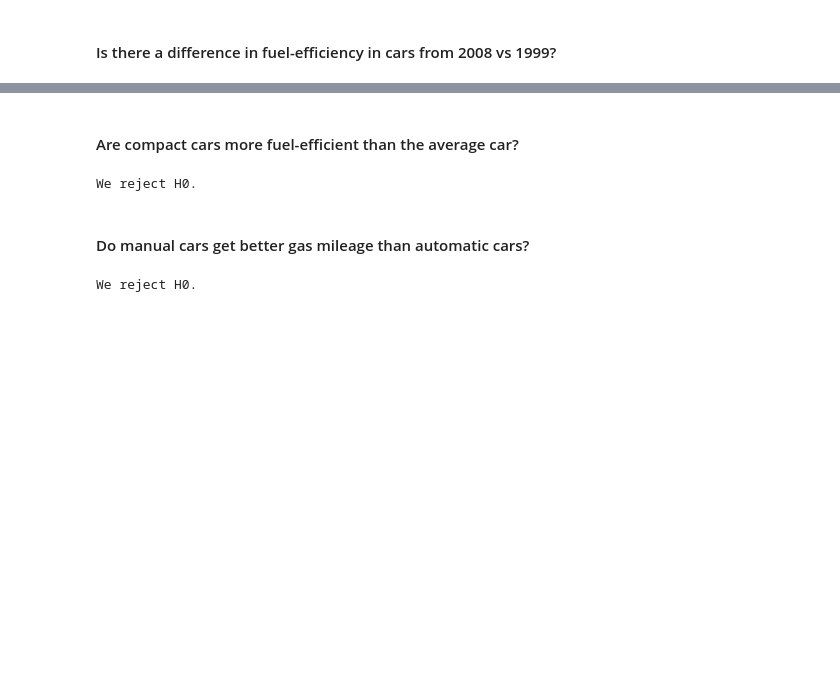
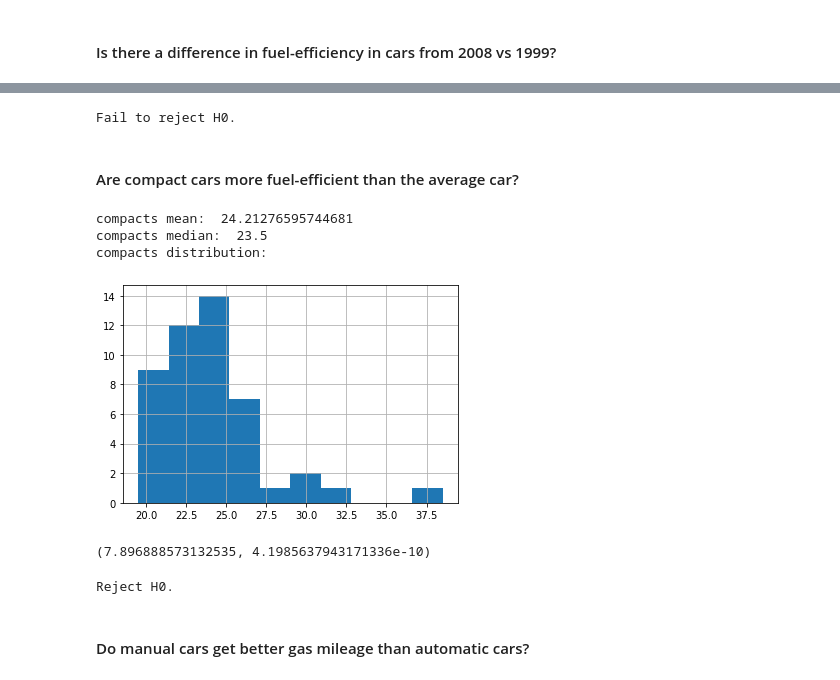
Before and after one commit to bensmith07/statistics-exercises, a Jupyter notebook: hypothesis_testing.ipynb, the cells around one changed output, grey strips where cells are left out. Cells and saved outputs as stored; diff of their text form; code cells hidden in the pictures; blank space fills up the shorter version.

```diff
--- a/hypothesis_testing.ipynb
+++ b/hypothesis_testing.ipynb
@@ -92,2 +135,12 @@ We fail to reject H0.
+# %%
+# evaluate
+
+# 2 tailed evaluation:
+if p < α:
+    print('Reject H0.')
+else:
+    print('Fail to reject H0.')
+# %% [output]
+Fail to reject H0.
 # %% [markdown]
 #### Are compact cars more fuel-efficient than the average car?
@@ -104,16 +160,37 @@ t, p = stats.ttest_1samp(compacts.avg_mpg, μ)
-# %%
-# H0: There is no difference between the mean avg_mpg for compact cars
-#     and the mean avg_mpg for all cars in the dataset
-
-# H1: The mean avg_mpg for compact cars is higher than the
-      #mean avg_mpg for all cars in the dataset
-
-# 1 tailed, greater than
-if p/2 < α and t > 0 :
-    print('We reject H0.')
-else:
-    print('We fail to reject H0.')
-# %% [output]
-We reject H0.
+# %%
+# establish assumptions
+
+# approximates a normal distribution - yes (see below)
+
+print('\ncompacts mean: ', compacts.avg_mpg.mean())
+print('compacts median: ', compacts.avg_mpg.median())
+print('compacts distribution:')
+compacts.avg_mpg.hist()
+plt.show()
+# %% [output]
+compacts mean:  24.21276595744681
+compacts median:  23.5
+compacts distribution:
+[figure, added]
+# %%
+# conduct the test
+
+# T-test
+α = .05
+t, p = stats.ttest_1samp(compacts.avg_mpg, μ_pop)
+
+t, p
+# %% [output]
+(7.896888573132535, 4.1985637943171336e-10)
+# %%
+#evaluate
+
+# 1 tailed, greater than
+if p/2 < α and t > 0 :
+    print('Reject H0.')
+else:
+    print('Fail to reject H0.')
+# %% [output]
+Reject H0.
 # %% [markdown]
 #### Do manual cars get better gas mileage than automatic cars?
@@ -130,14 +209,0 @@ t, p = stats.ttest_ind(manuals.avg_mpg, autos.avg_mpg, equal_var=False)
-# %%
-# H0: The mean avg_mpg for cars with manual transmissions is not higher than
-#     the mean avg_mpg for cars with automatic transmissions
-
-# H1: The mean avg_mpg for cars with manual transmissions is higher than
-#     the mean_avg_mpg for cars with automatic transmissions
-
-# 1 tailed, greater than
-if p/2 < α and t > 0 :
-    print('We reject H0.')
-else:
-    print('We fail to reject H0.')
-# %% [output]
-We reject H0.
```
Also changed, not shown: parts of 17 cells of this notebook, 2 other files.
